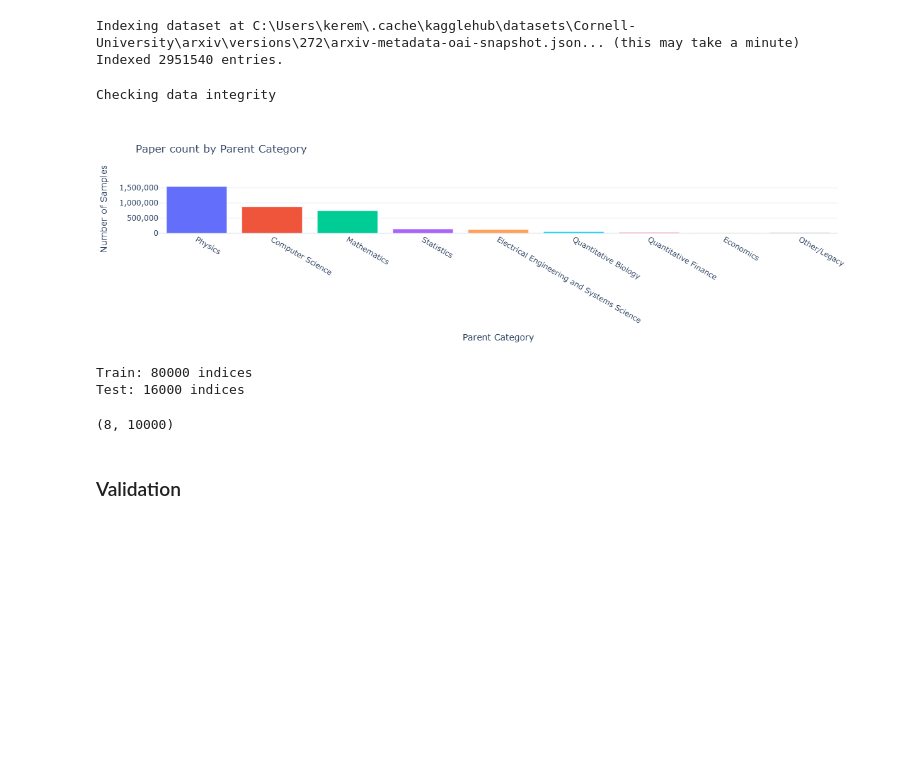
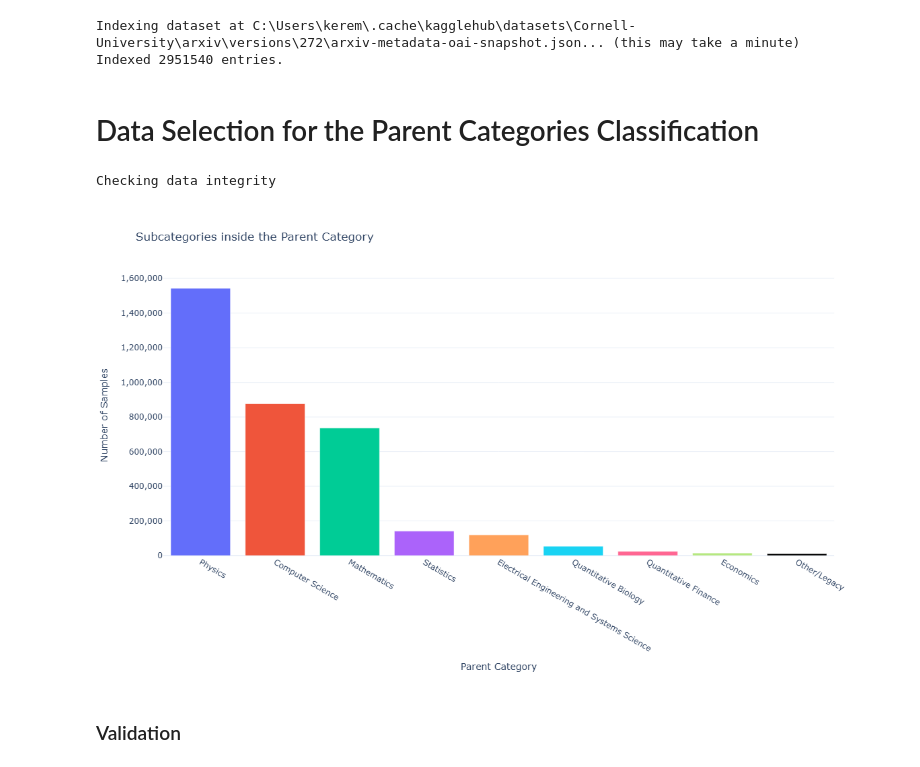
Before and after one commit to ShtiliyanUzunov/proj_irisai_interview, a Jupyter notebook: data_selection.ipynb, the cells around one changed output. Cells and saved outputs as stored; diff of their text form; code cells hidden in the pictures; blank space fills up the shorter version.

Commit message:
Added data selection logic for subcategories

```diff
--- a/data_selection.ipynb
+++ b/data_selection.ipynb
@@ -30,6 +30,8 @@ df.columns = ["Index", "Raw categories", "Parent categories", "Remapped categori
 # %% [output]
 Indexing dataset at C:\Users\kerem\.cache\kagglehub\datasets\Cornell-University\arxiv\versions\272\arxiv-metadata-oai-snapshot.json... (this may take a minute)
 Indexed 2951540 entries.
+# %% [markdown]
+# Data Selection for the Parent Categories Classification
 # %%
 def filter_by_parent_category(df: pd.DataFrame, c_filter: str) -> pd.DataFrame:
     return df[df["Parent categories"].apply(lambda categories: c_filter in categories)].reset_index(drop=True)
@@ -60,7 +62,7 @@ integrity_check(df_parents, categories_hierarchy)
 # %% [output]
 Checking data integrity
 # %%
-def plot_parent_distribution(df_parents: dict[str, "pd.DataFrame"]) -> None:
+def plot_parent_distribution(df_parents: dict[str, "pd.DataFrame"], title: str) -> None:
     """
     Creates an interactive bar chart showing the number of samples per parent category.
     """
@@ -85,7 +87,7 @@ def plot_parent_distribution(df_parents: dict[str, "pd.DataFrame"]) -> None:
     )
 
     fig.update_layout(
-        title="Paper count by Parent Category",
+        title=f"Subcategories inside the {title} Category",
         xaxis_title="Parent Category",
         yaxis_title="Number of Samples",
         yaxis_tickformat=",",
@@ -95,51 +97,9 @@ def plot_parent_distribution(df_parents: dict[str, "pd.DataFrame"]) -> None:
 
     fig.show()
 # %%
-plot_parent_distribution(df_parents)
+plot_parent_distribution(df_parents, "Parent")
 # %% [output]
-[figure, old version]
+[figure, new version]
-# %%
-import numpy as np
-
-def sample_indices_by_parent(
-    df_parents: dict[str, pd.DataFrame],
-    n_samples_per_class: int = 10_000,
-    n_test_per_class: int = 2_000,
-    random_state: int | None = None,
-    classes_to_skip: list[str] = []
-) -> tuple[np.ndarray, np.ndarray]:
-    """
-    Sample up to n_samples_per_class rows per parent for train, and up to
-    n_test_per_class from the remainder for test. Train and test are disjoint.
-    Returns (train_indices, test_indices), both 2D arrays from the Index table.
-    """
-    rng = np.random.default_rng(random_state)
-    train_indices = []
-    test_indices = []
-    for key, parent_df in df_parents.items():
-        if key in classes_to_skip:
-            continue
-        idx = parent_df["Index"].values
-        n_total = len(idx)
-        order = rng.permutation(n_total)
-        n_train = min(n_samples_per_class, n_total)
-        n_test = min(n_test_per_class, n_total - n_train)
-        train_indices.append(idx[order[:n_train]].tolist())
-        test_indices.append(idx[order[n_train : n_train + n_test]].tolist())
-    return np.array(train_indices), np.array(test_indices)
-
-train_indices, test_indices = sample_indices_by_parent(
-    df_parents, n_samples_per_class=10_000, n_test_per_class=2_000, random_state=42, classes_to_skip=["Other/Legacy"]
-)
-print(f"Train: {sum(len(row) for row in train_indices)} indices")
-print(f"Test: {sum(len(row) for row in test_indices)} indices")
-# %% [output]
-Train: 80000 indices
-Test: 16000 indices
-# %%
-train_indices.shape
-# %% [output]
-(8, 10000)
 # %%
 def save_indices_to_jsonl(indices_array, output_path):
     with open(output_path, 'w') as f:
```
Also changed, not shown: parts of 22 cells of this notebook, 1 other file.
